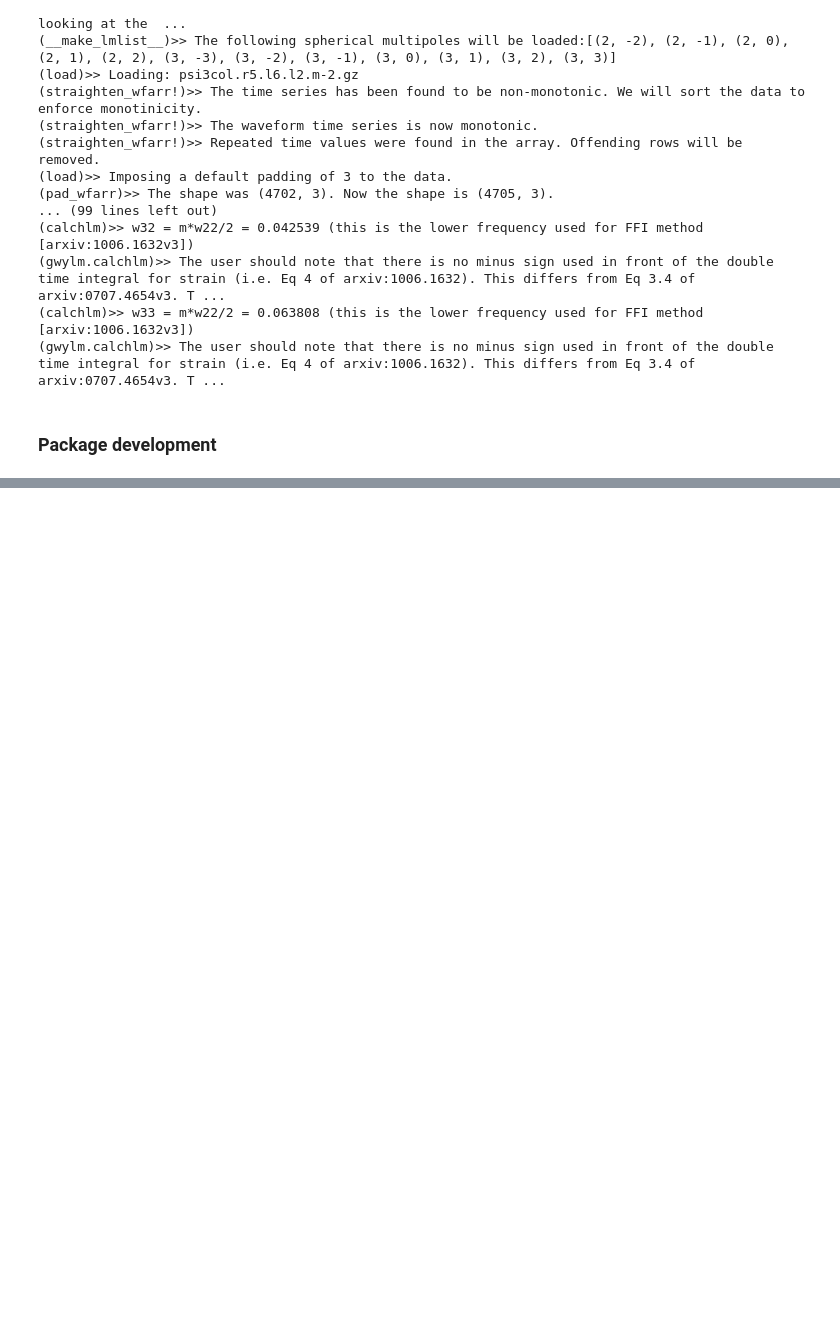
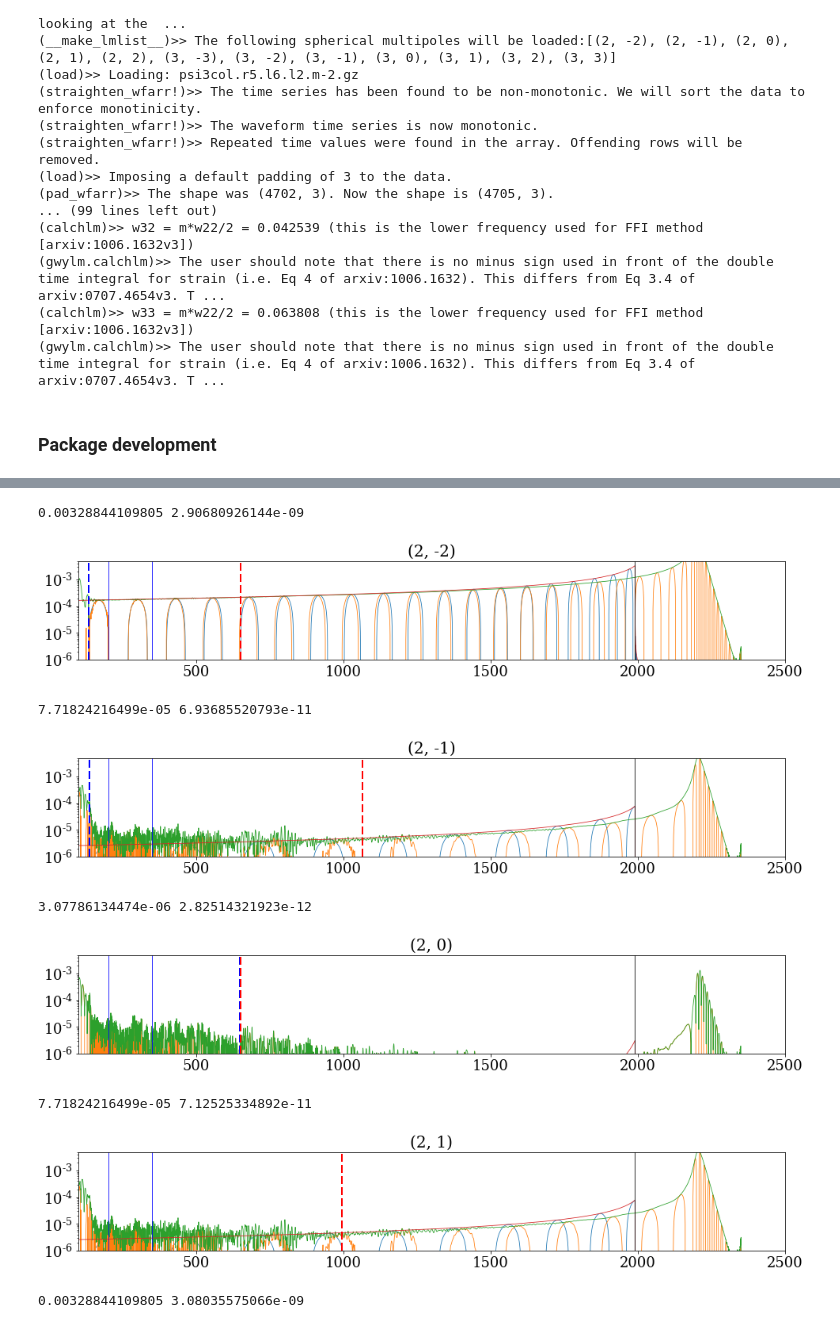
Before and after one commit to llondon6/nrutils_dev, a Jupyter notebook: issues/open/issue_9_auto_hybridization.ipynb, the cells around one changed output, grey strips where cells are left out. Cells and saved outputs as stored; diff of their text form; code cells hidden in the pictures; blank space fills up the shorter version.

```diff
--- a/issues/open/issue_9_auto_hybridization.ipynb
+++ b/issues/open/issue_9_auto_hybridization.ipynb
@@ -369,0 +145,80 @@ plot(pnw_,pnt_)
+# %%
+
+from nrutils import gwf
+from nrutils.core.nrsc import gwfcharstart
+
+this = s
+
+#
+kind = this.__kind__
+t = this.t
+t0 = this.optimal_hybrid_params['t0']
+mask = this.optimal_hybrid_params['mask']
+T1 = this.optimal_hybrid_params['T1']
+T2 = this.optimal_hybrid_params['T2']
+
+#
+for lm in y.__lmlist__:
+
+    # Get the format aligned data
+    pno = this.__pn__
+    nro = this.gwylmo
+    pn_t,pn_y,nr_t,nr_y = pno.pn_gwylmo.t,pno.pn_gwylmo[lm][kind].y,nro.t,nro[lm][kind].y
+    #
+    t_,_,nr_y = format_align(t,t*t,nr_t,nr_y,center_domains=True,verbose=False)
+    if not allclose(t_,t): error('bad formatting!')
+    t_,_,pn_y = format_align(t,t*t,pn_t,pn_y,center_domains=True,verbose=False)
+    if not allclose(t_,t): error('bad formatting!')
+
+    # Apply optimal time shift
+    pn_y_,phi0 = this.__apply_hyb_params_to_pn__(pn_y,nr_y,t0,MSK=mask)
+
+    #
+    dog = gwfcharstart( gwf( array([t,pn_y_.real,pn_y_.imag]).T ), shift=4, __smooth__=False )
+
+#     #
+#     figure( figsize=1*figaspect(1.0/7) )
+#     title(lm)
+#     getphi = lambda z: unwrap(angle(z))
+#     plot( t, getphi(pn_y_) )
+#     plot( t, getphi(nr_y) )
+#     #plot( t, abs(nr_y) )
+#     #plot( t, abs(pn_y_) )
+#     xlim( [100,2500] )
+#     axvline(T1,color='b')
+#     axvline(T2,color='b')
+#     print t[argmax(abs(pn_y_))]
+#     axvline( t[argmax(abs(pn_y_))],color='k' )
+#     #yscale('log',nonposy='clip')
+#     #ylim([1e-6,5e-3])
+#     show()
+
+    #
+    figure( figsize=1*figaspect(1.0/7) )
+    title(lm)
+    plot( t, pn_y_.real )
+    plot( t, nr_y.real )
+    plot( t, abs(nr_y) )
+    plot( t, abs(pn_y_) )
+    xlim( [100,2500] )
+    axvline(T1,color='b')
+    axvline(T2,color='b')
+
+    axvline(t[dog.left_index],color='b',ls='--',lw=2)
+    axvline(t[dog.right_index],color='r',ls='--',lw=2)
+
+    yscale('log',nonposy='clip')
+    print max(abs(pn_y)),abs(pn_y_)[argmax(abs(pn_y))]
+    axvline( t[argmax(abs(pn_y_))],color='k' )
+    ylim([1e-6,5e-3])
+    show()
+# %% [output]
+0.00328844109805 2.90680926144e-09
+[figure, added]
+7.71824216499e-05 6.93685520793e-11
+[figure, added]
+3.07786134474e-06 2.82514321923e-12
+[figure, added]
+7.71824216499e-05 7.12525334892e-11
+[figure, added]
+0.00328844109805 3.08035575066e-09
```
Also changed, not shown: parts of 18 cells of this notebook.
